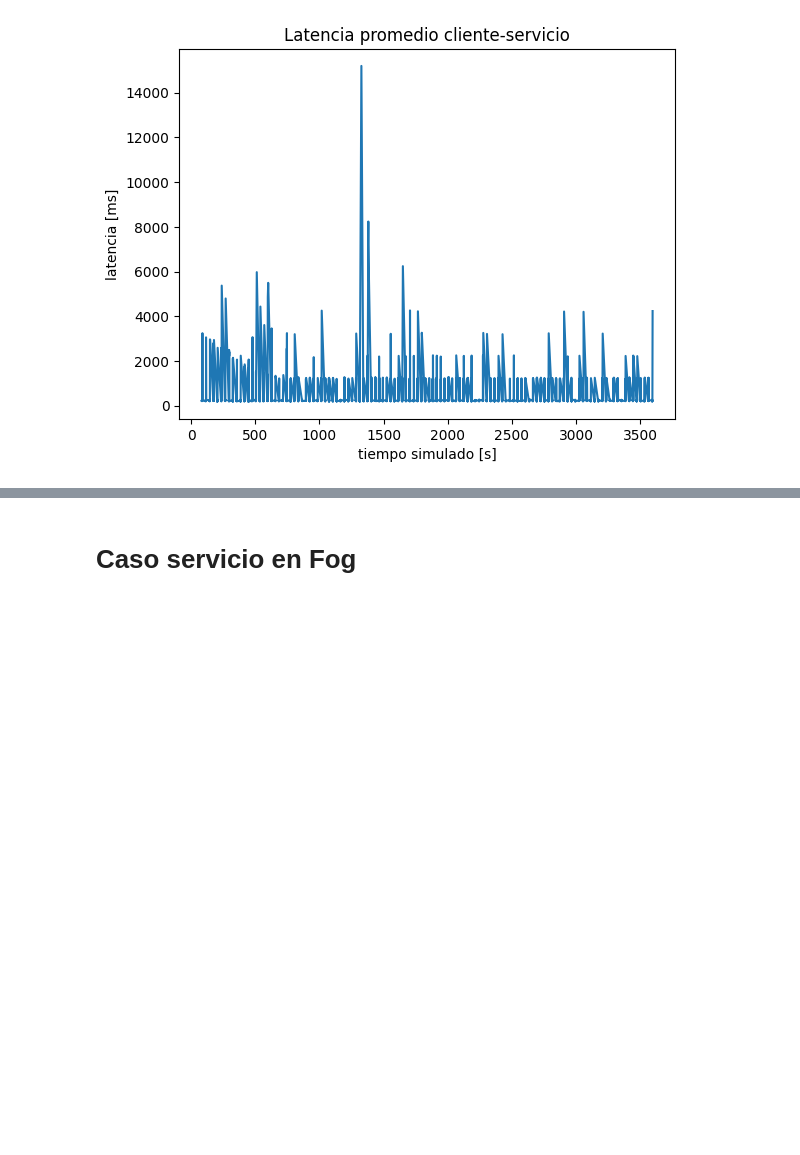
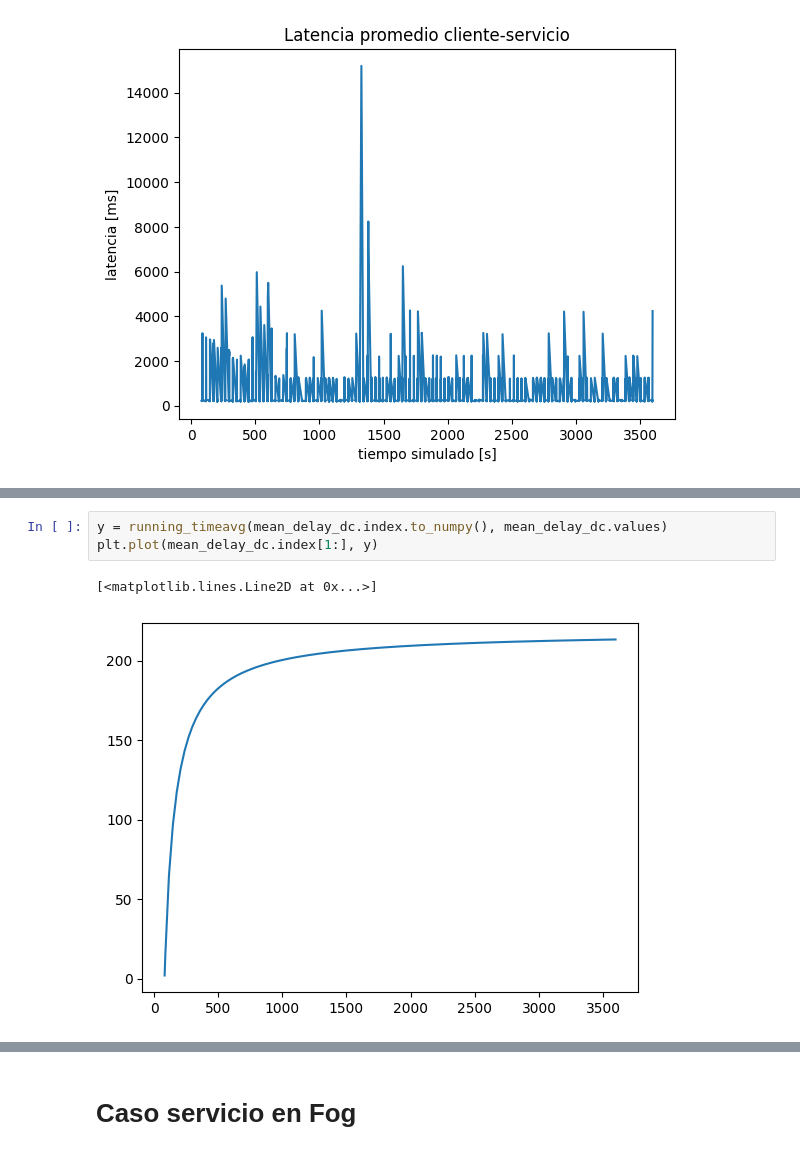
Before and after one commit to UlyssesDeAguilar/Simcan2Fog, a Jupyter notebook: simulations/EdgeScenario/analysis/graphics.ipynb, the cells around one changed output, grey strips where cells are left out. Drawn from its saved outputs; the diff is of its cells as text; blank space fills up the shorter version.

```diff
--- a/simulations/EdgeScenario/analysis/graphics.ipynb
+++ b/simulations/EdgeScenario/analysis/graphics.ipynb
@@ -45,0 +63,6 @@ plt.show()
+# %%
+y = running_timeavg(mean_delay_dc.index.to_numpy(), mean_delay_dc.values)
+plt.plot(mean_delay_dc.index[1:], y)
+# %% [output]
+[<matplotlib.lines.Line2D at 0x...>]
+[figure, added]
```
Also changed, not shown: parts of 5 cells of this notebook, 21 other files.
